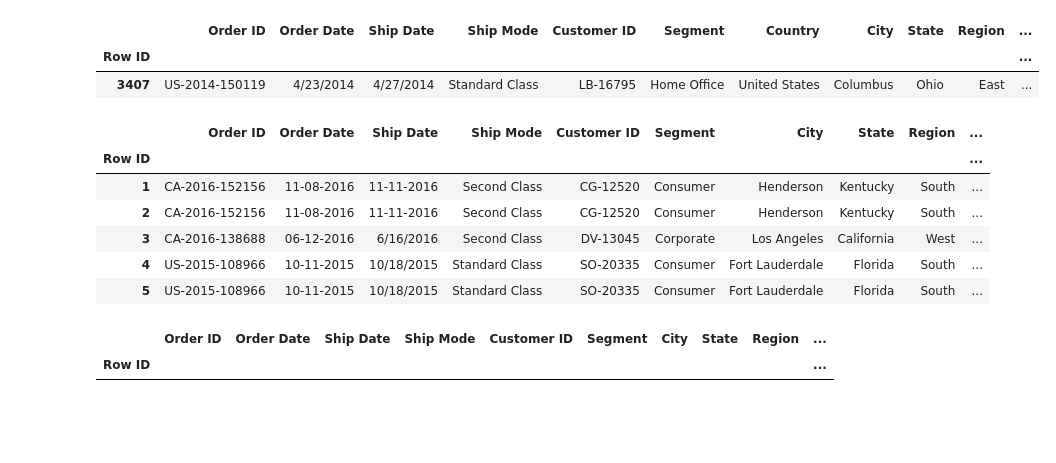
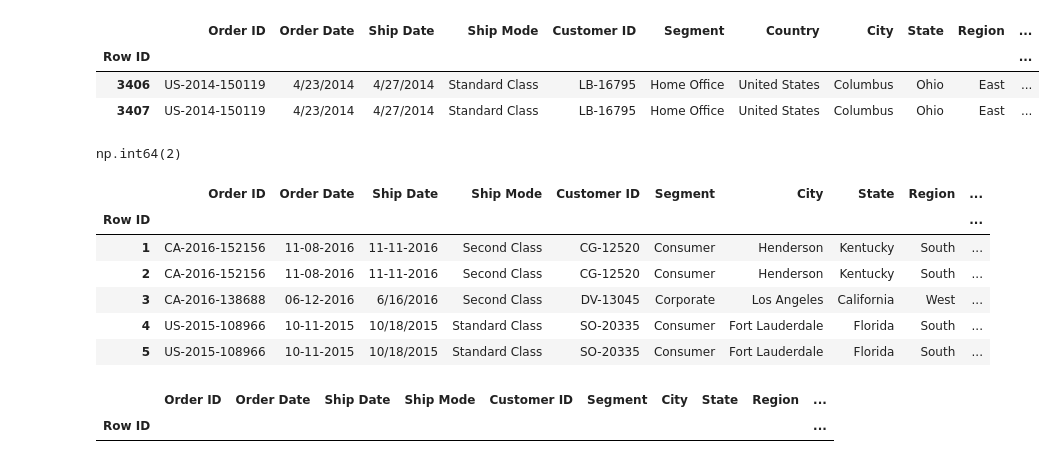
Before and after one commit to MaharLeika18/DataViz_Activities, a Jupyter notebook: DV_Act4_V1.ipynb, the cells around one changed output. Saved outputs shown, nothing was run; the diff lists cells and outputs as text; code cells hidden in the pictures; blank space fills up the shorter version.

Commit message:
Update DV_Act4_V1.ipynb
Finalized code, cleared some comments

```diff
--- a/DV_Act4_V1.ipynb
+++ b/DV_Act4_V1.ipynb
@@ -29,27 +20,27 @@ Row ID
 # %%
 # Clean the dataset
-# NOTE: Take care to inspect erroneous data to determine whether to change or drop
-#       I suggest checking the data in excel or dataset reader of choice
-# NOTE: When making these decisions, include a comment to explain reasoning
 # -------------------------------------------------------------------------------
 
 # Handle duplicates
     # Check for duplicate rows, print only true vals
-display(df[df.duplicated()])
+display(df[df.duplicated(keep=False)])
+display(df.duplicated(keep=False).sum())
 
     # Remove duplicates
 df.drop_duplicates(inplace=True)
 
 # Drop irrelevant data
     # Drop country since all rows feature the same value for this column: U.S.
 df.drop(columns="Country", inplace=True)
 
 # Inspect dataframe
 display(df.head(5))
 # %% [output]
 |  | Order ID | Order Date | Ship Date | Ship Mode | Customer ID | Segment | Country | City | State | Region | ... |
 | Row ID |  |  |  |  |  |  |  |  |  |  | ... |
+| 3406 | US-2014-150119 | 4/23/2014 | 4/27/2014 | Standard Class | LB-16795 | Home Office | United States | Columbus | Ohio | East | ... |
 | 3407 | US-2014-150119 | 4/23/2014 | 4/27/2014 | Standard Class | LB-16795 | Home Office | United States | Columbus | Ohio | East | ... |
+np.int64(2)
 |  | Order ID | Order Date | Ship Date | Ship Mode | Customer ID | Segment | City | State | Region | ... |
 | Row ID |  |  |  |  |  |  |  |  |  | ... |
 | 1 | CA-2016-152156 | 11-08-2016 | 11-11-2016 | Second Class | CG-12520 | Consumer | Henderson | Kentucky | South | ... |
```
Also changed, not shown: parts of 2 cells of this notebook.
